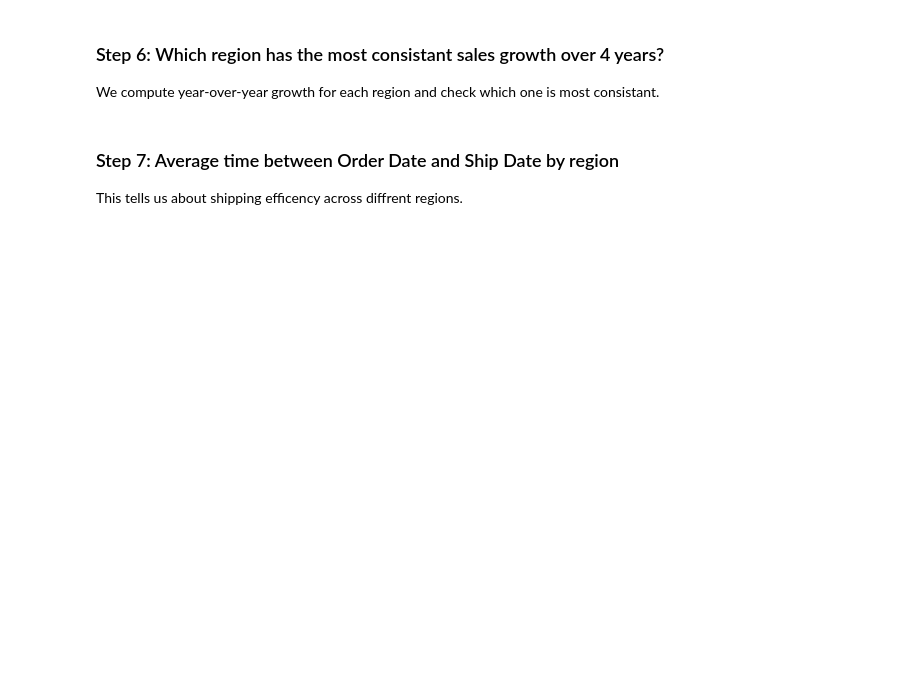
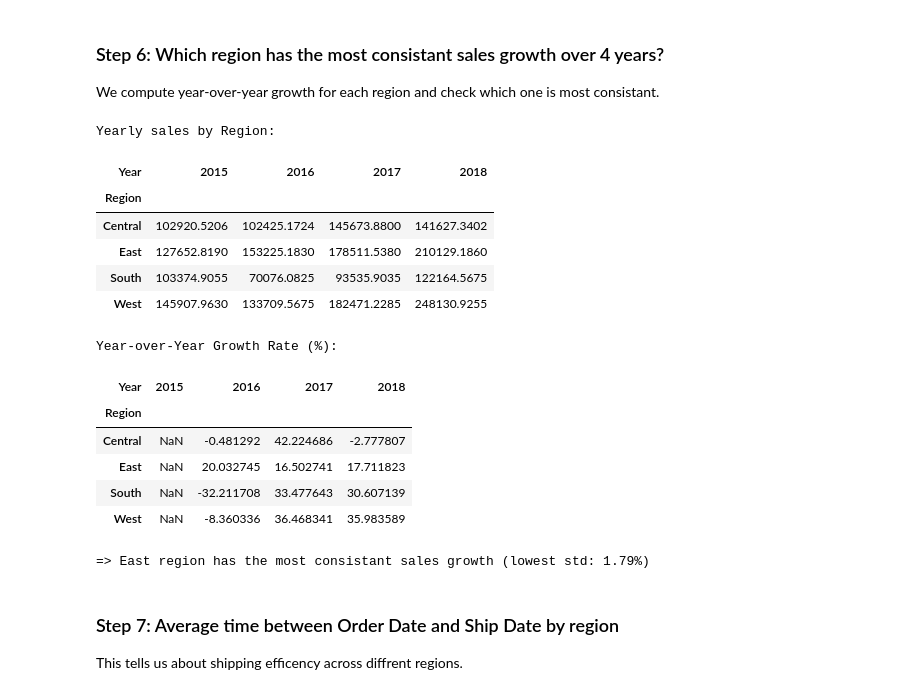
Before and after one commit to shrx404/Predictive-Sales-Forecasting, a Jupyter notebook: analysis.ipynb, the cells around one changed output. Cells and saved outputs as stored; diff of their text form; code cells hidden in the pictures; blank space fills up the shorter version.

```diff
--- a/analysis.ipynb
+++ b/analysis.ipynb
@@ -127,17 +224,33 @@ We compute year-over-year growth for each region and check which one is most con
 # %%
 region_yearly = df.groupby(['Region', 'Year'])['Sales'].sum().unstack()
 print("Yearly sales by Region:")
 display(region_yearly)
 
 # calculate year over year growth rate
-region_growth = region_yearly.pct_change(axis=1) * 100
+region_growth = region_yearly.T.pct_change().T * 100  # year-over-year growth
 print("\nYear-over-Year Growth Rate (%):")
 display(region_growth)
 
 # the region with lowest standard deviation in growth is the most consistant
 growth_std = region_growth.std(axis=1)
 most_consistent = growth_std.idxmin()
 print(f"\n=> {most_consistent} region has the most consistant sales growth (lowest std: {growth_std[most_consistent]:.2f}%)")
+# %% [output]
+Yearly sales by Region:
+| Year | 2015 | 2016 | 2017 | 2018 |
+| Region |  |  |  |  |
+| Central | 102920.5206 | 102425.1724 | 145673.8800 | 141627.3402 |
+| East | 127652.8190 | 153225.1830 | 178511.5380 | 210129.1860 |
+| South | 103374.9055 | 70076.0825 | 93535.9035 | 122164.5675 |
+| West | 145907.9630 | 133709.5675 | 182471.2285 | 248130.9255 |
+Year-over-Year Growth Rate (%):
+| Year | 2015 | 2016 | 2017 | 2018 |
+| Region |  |  |  |  |
+| Central | NaN | -0.481292 | 42.224686 | -2.777807 |
+| East | NaN | 20.032745 | 16.502741 | 17.711823 |
+| South | NaN | -32.211708 | 33.477643 | 30.607139 |
+| West | NaN | -8.360336 | 36.468341 | 35.983589 |
+=> East region has the most consistant sales growth (lowest std: 1.79%)
 # %% [markdown]
 ### Step 7: Average time between Order Date and Ship Date by region
 
```
Also changed, not shown: parts of 20 cells of this notebook, 19 other files.
